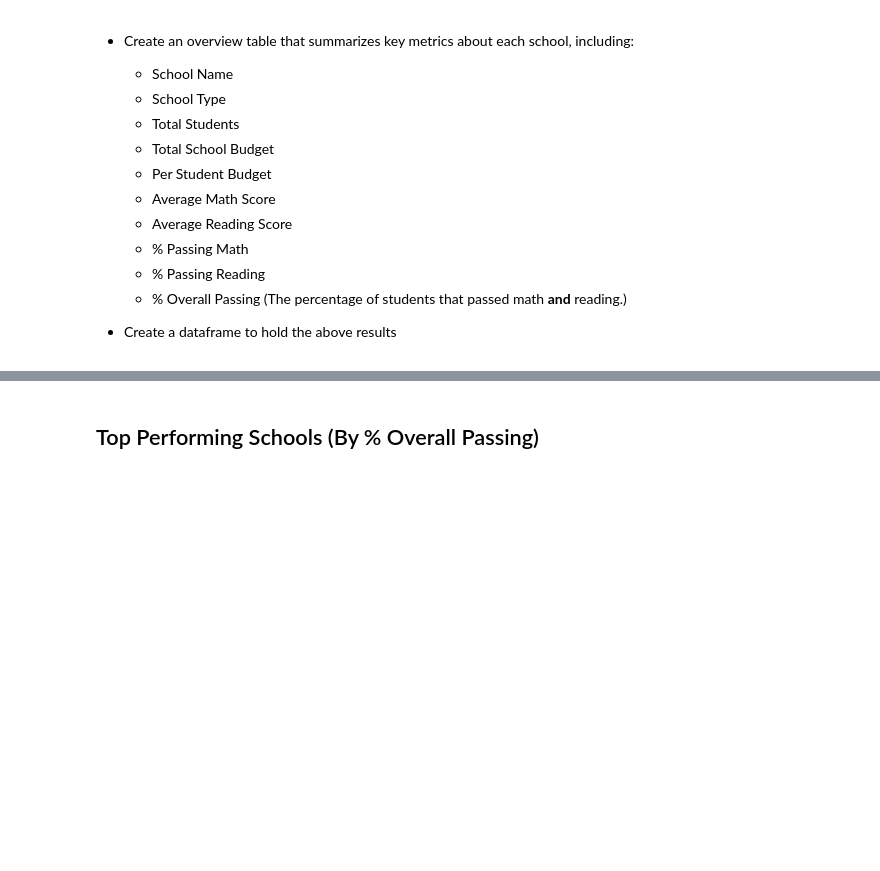
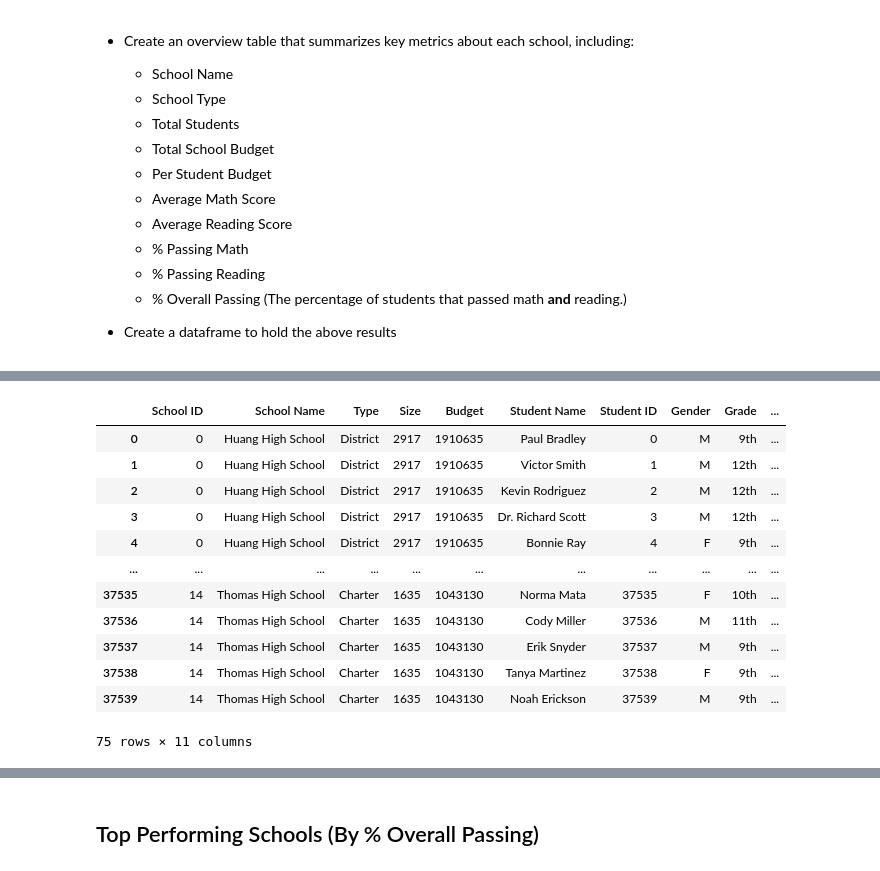
Before and after one commit to Kthomas09/Pandas-Challenge, a Jupyter notebook: PyCitySchools_starter.ipynb, the cells around one changed output, grey strips where cells are left out. Drawn from its saved outputs; the diff is of its cells as text; code cells hidden in the pictures; blank space fills up the shorter version.

Commit message:
Completed most of school summary. Must work on School's passing Math and Reading, and Overall Passing percentage. Also creating dataframe for grouped schools

```diff
--- a/PyCitySchools_starter.ipynb
+++ b/PyCitySchools_starter.ipynb
@@ -145,3 +145,6 @@ district_summary_df
   * % Overall Passing (The percentage of students that passed math **and** reading.)
 
 * Create a dataframe to hold the above results
+# %%
+school_data_df = renamed_df[["School ID","School Name","Type","Size", "Budget", "Student Name", "Student ID", "Gender", "Grade", "Reading Score", "Math Score" ]].copy()
+school_data_df.head()
@@ -147,0 +158,17 @@ district_summary_df
+# %%
+school_groups_df = school_data_df.groupby(["School Name", "Type"])
+school_groups_df.head()
+# %% [output]
+|  | School ID | School Name | Type | Size | Budget | Student Name | Student ID | Gender | Grade | ... |
+| 0 | 0 | Huang High School | District | 2917 | 1910635 | Paul Bradley | 0 | M | 9th | ... |
+| 1 | 0 | Huang High School | District | 2917 | 1910635 | Victor Smith | 1 | M | 12th | ... |
+| 2 | 0 | Huang High School | District | 2917 | 1910635 | Kevin Rodriguez | 2 | M | 12th | ... |
+| 3 | 0 | Huang High School | District | 2917 | 1910635 | Dr. Richard Scott | 3 | M | 12th | ... |
+| 4 | 0 | Huang High School | District | 2917 | 1910635 | Bonnie Ray | 4 | F | 9th | ... |
+| ... | ... | ... | ... | ... | ... | ... | ... | ... | ... | ... |
+| 37535 | 14 | Thomas High School | Charter | 1635 | 1043130 | Norma Mata | 37535 | F | 10th | ... |
+| 37536 | 14 | Thomas High School | Charter | 1635 | 1043130 | Cody Miller | 37536 | M | 11th | ... |
+| 37537 | 14 | Thomas High School | Charter | 1635 | 1043130 | Erik Snyder | 37537 | M | 9th | ... |
+| 37538 | 14 | Thomas High School | Charter | 1635 | 1043130 | Tanya Martinez | 37538 | F | 9th | ... |
+| 37539 | 14 | Thomas High School | Charter | 1635 | 1043130 | Noah Erickson | 37539 | M | 9th | ... |
+75 rows × 11 columns
```
Also changed, not shown: parts of 9 cells of this notebook.
